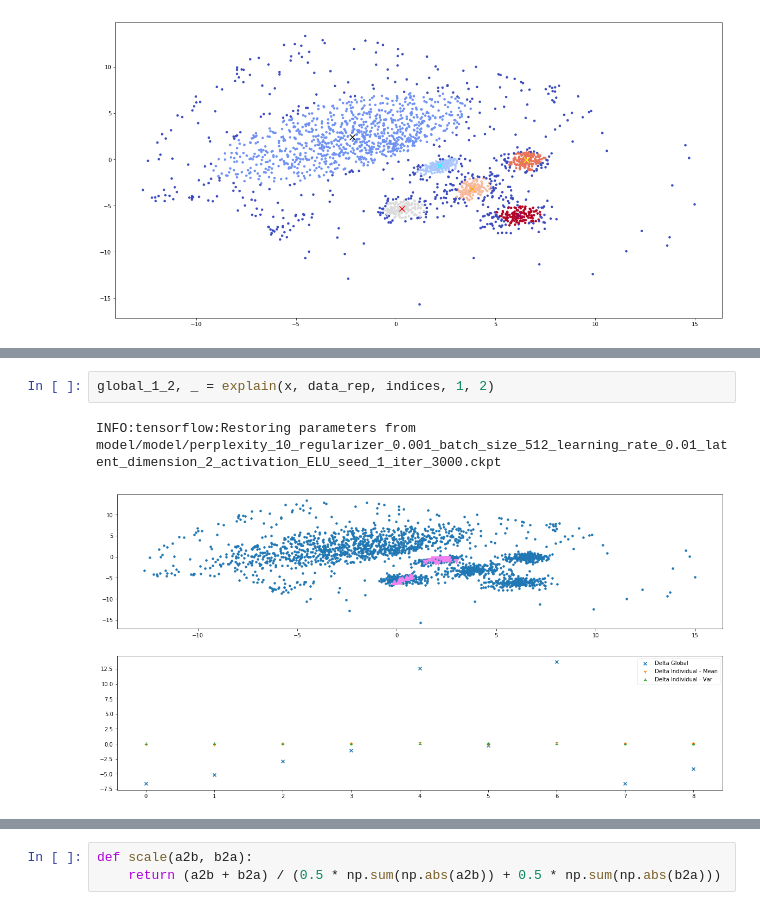
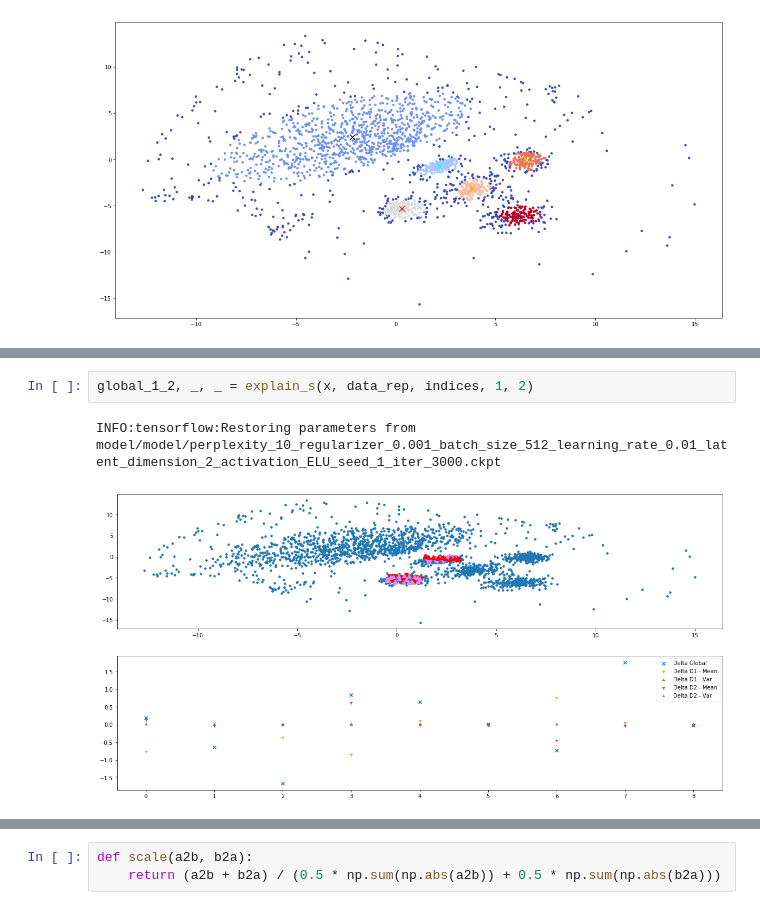
Before and after one commit to GDPlumb/ELDR, a Jupyter notebook: scivis/synth9d/run.ipynb, the cells around one changed output, grey strips where cells are left out. Saved outputs shown, nothing was run; the diff lists cells and outputs as text.

```diff
--- a/scivis/synth9d/run.ipynb
+++ b/scivis/synth9d/run.ipynb
@@ -90,6 +99,6 @@ INFO:tensorflow:Restoring parameters from model/model/perplexity_10_regularizer_
 # %%
-global_1_2, _ = explain(x, data_rep, indices, 1, 2)
+global_1_2, _, _ = explain_s(x, data_rep, indices, 1, 2)
 # %% [output]
 INFO:tensorflow:Restoring parameters from model/model/perplexity_10_regularizer_0.001_batch_size_512_learning_rate_0.01_latent_dimension_2_activation_ELU_seed_1_iter_3000.ckpt
-[figure, old version]
+[figure, new version]
 # %%
```
Also changed, not shown: parts of 7 cells of this notebook, 14 other files.
